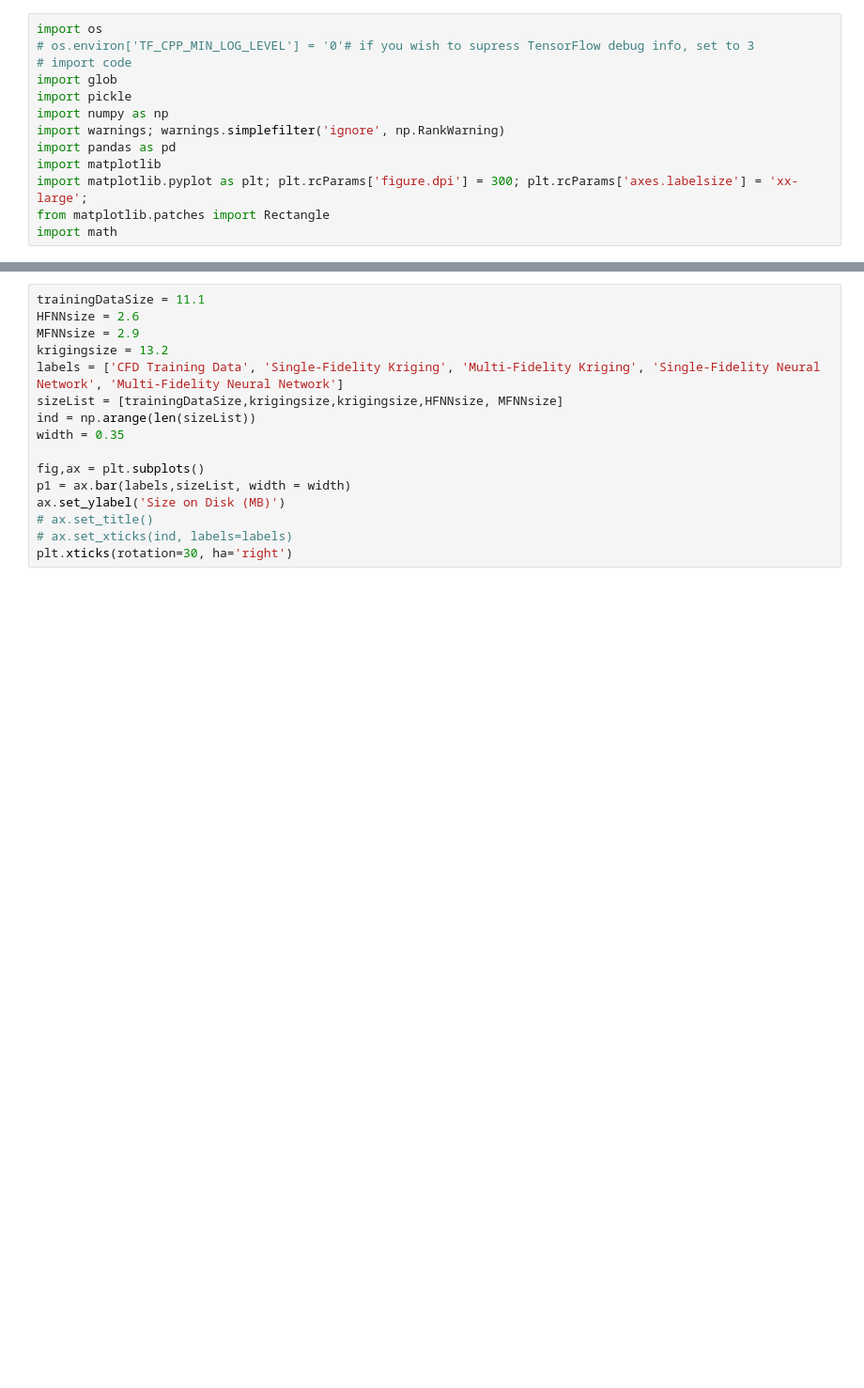
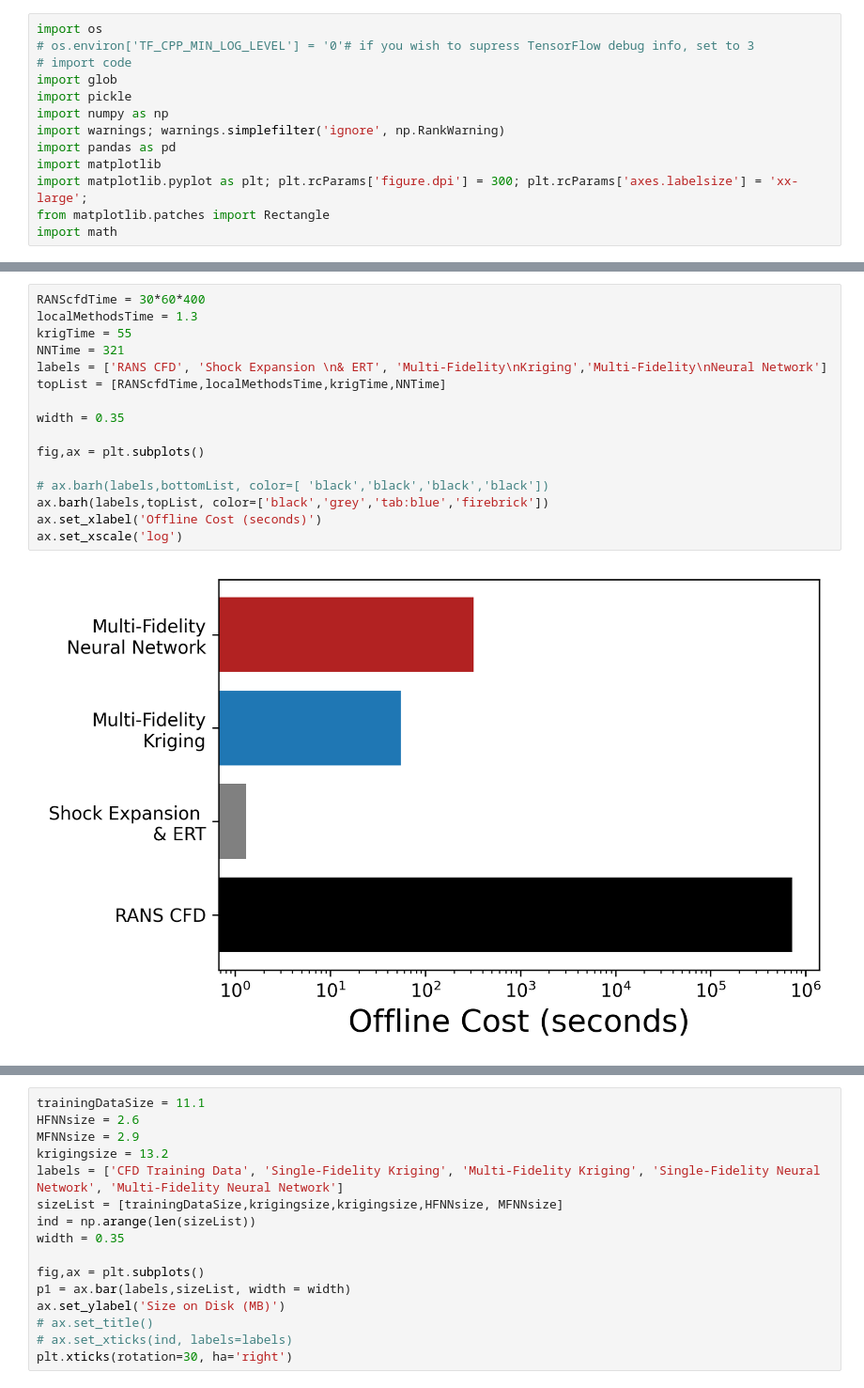
Before and after one commit to AmosJoseph/multifidelitymodeling, a Jupyter notebook: misc code/memorySizePlots.ipynb, the cells around one changed output, grey strips where cells are left out. Shown at 94% size. Saved outputs shown, nothing was run; the diff lists cells and outputs as text; blank space fills up the shorter version.

```diff
--- a/misc code/memorySizePlots.ipynb
+++ b/misc code/memorySizePlots.ipynb
@@ -22,3 +29,21 @@ len(areaList)
+# %%
+RANScfdTime = 30*60*400
+localMethodsTime = 1.3
+krigTime = 55
+NNTime = 321
+labels = ['RANS CFD', 'Shock Expansion \n& ERT', 'Multi-Fidelity\nKriging','Multi-Fidelity\nNeural Network']
+topList = [RANScfdTime,localMethodsTime,krigTime,NNTime]
+
+width = 0.35
+
+fig,ax = plt.subplots()
+
+# ax.barh(labels,bottomList, color=[ 'black','black','black','black'])
+ax.barh(labels,topList, color=['black','grey','tab:blue','firebrick'])
+ax.set_xlabel('Offline Cost (seconds)')
+ax.set_xscale('log')
+# %% [output]
+[figure, added]
 # %%
 trainingDataSize = 11.1
 HFNNsize = 2.6
```
Also changed, not shown: parts of 5 cells of this notebook, 13 other files.
